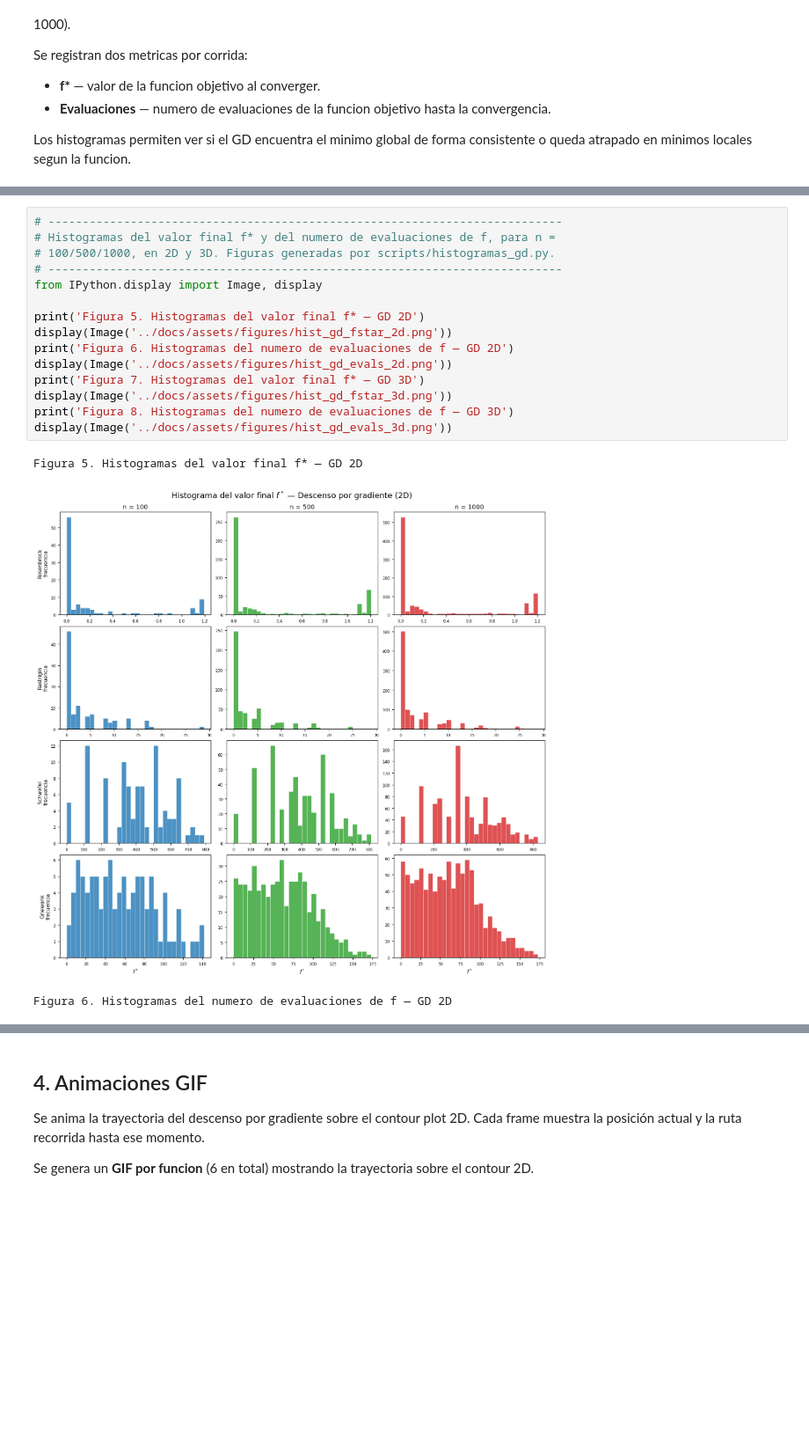
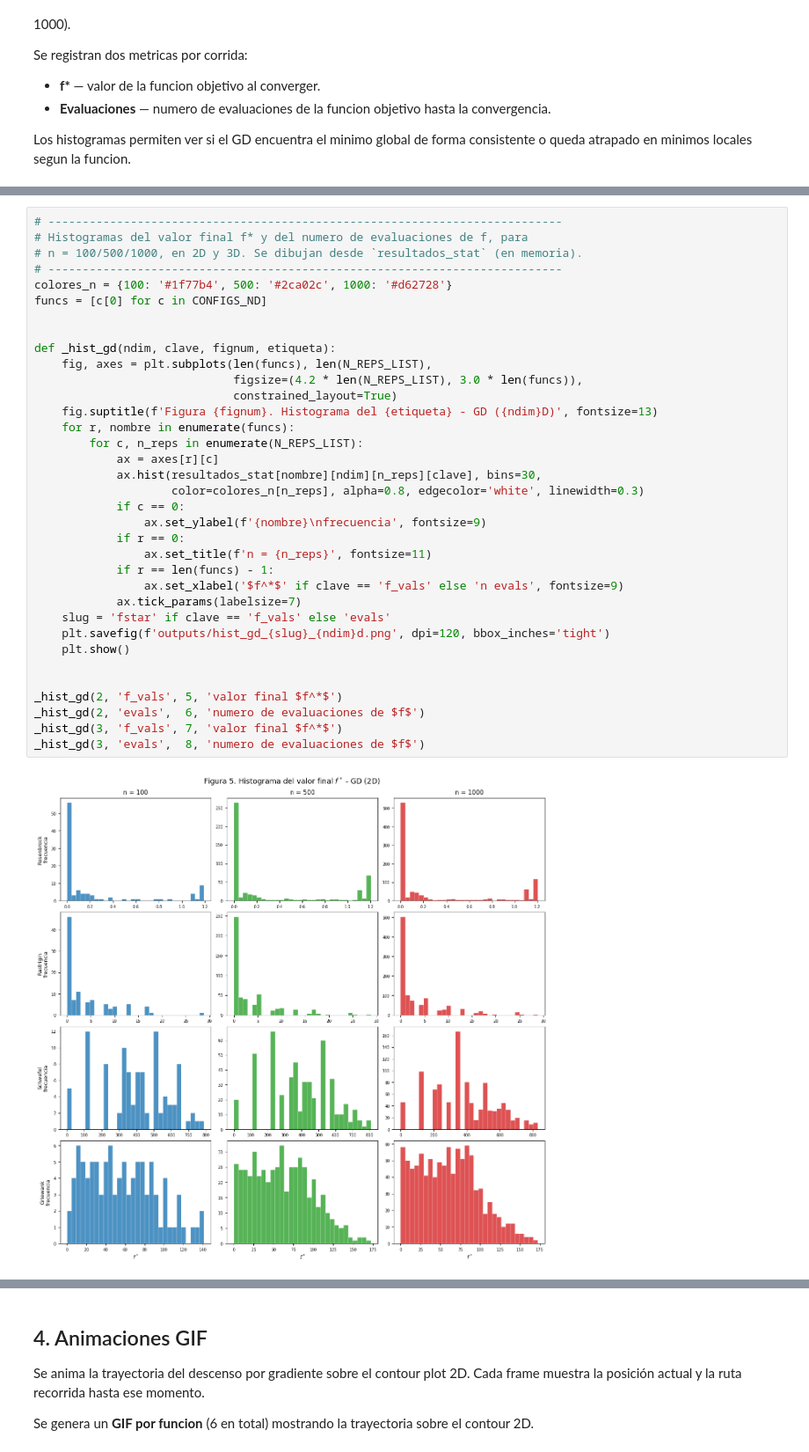
Before and after one commit to AndresGuido9820/optimizacion-metaheuristicas, a Jupyter notebook: notebooks/01_funciones_gradiente.ipynb, the cells around one changed output, grey strips where cells are left out. Shown at 88% size. Drawn from its saved outputs; the diff is of its cells as text; blank space fills up the shorter version.

```diff
--- a/notebooks/01_funciones_gradiente.ipynb
+++ b/notebooks/01_funciones_gradiente.ipynb
@@ -539,20 +551,38 @@ Griewank      2D     6.059e+01     7.396e-03           86
 Griewank      3D     9.042e+01     1.553e-01          224
 # %%
 # ---------------------------------------------------------------------------
-# Histogramas del valor final f* y del numero de evaluaciones de f, para n =
-# 100/500/1000, en 2D y 3D. Figuras generadas por scripts/histogramas_gd.py.
+# Histogramas del valor final f* y del numero de evaluaciones de f, para
+# n = 100/500/1000, en 2D y 3D. Se dibujan desde `resultados_stat` (en memoria).
 # ---------------------------------------------------------------------------
-from IPython.display import Image, display
+colores_n = {100: '#1f77b4', 500: '#2ca02c', 1000: '#d62728'}
+funcs = [c[0] for c in CONFIGS_ND]
 
-print('Figura 5. Histogramas del valor final f* — GD 2D')
-display(Image('../docs/assets/figures/hist_gd_fstar_2d.png'))
-print('Figura 6. Histogramas del numero de evaluaciones de f — GD 2D')
-display(Image('../docs/assets/figures/hist_gd_evals_2d.png'))
-print('Figura 7. Histogramas del valor final f* — GD 3D')
-display(Image('../docs/assets/figures/hist_gd_fstar_3d.png'))
-print('Figura 8. Histogramas del numero de evaluaciones de f — GD 3D')
-display(Image('../docs/assets/figures/hist_gd_evals_3d.png'))
+
+def _hist_gd(ndim, clave, fignum, etiqueta):
+    fig, axes = plt.subplots(len(funcs), len(N_REPS_LIST),
+                             figsize=(4.2 * len(N_REPS_LIST), 3.0 * len(funcs)),
+                             constrained_layout=True)
+    fig.suptitle(f'Figura {fignum}. Histograma del {etiqueta} - GD ({ndim}D)', fontsize=13)
+    for r, nombre in enumerate(funcs):
+        for c, n_reps in enumerate(N_REPS_LIST):
+            ax = axes[r][c]
+            ax.hist(resultados_stat[nombre][ndim][n_reps][clave], bins=30,
+                    color=colores_n[n_reps], alpha=0.8, edgecolor='white', linewidth=0.3)
+            if c == 0:
+                ax.set_ylabel(f'{nombre}\nfrecuencia', fontsize=9)
+            if r == 0:
+                ax.set_title(f'n = {n_reps}', fontsize=11)
+            if r == len(funcs) - 1:
+                ax.set_xlabel('$f^*$' if clave == 'f_vals' else 'n evals', fontsize=9)
+            ax.tick_params(labelsize=7)
+    slug = 'fstar' if clave == 'f_vals' else 'evals'
+    plt.savefig(f'outputs/hist_gd_{slug}_{ndim}d.png', dpi=120, bbox_inches='tight')
+    plt.show()
+
+
+_hist_gd(2, 'f_vals', 5, 'valor final $f^*$')
+_hist_gd(2, 'evals',  6, 'numero de evaluaciones de $f$')
+_hist_gd(3, 'f_vals', 7, 'valor final $f^*$')
+_hist_gd(3, 'evals',  8, 'numero de evaluaciones de $f$')
 # %% [output]
-Figura 5. Histogramas del valor final f* — GD 2D
-[figure, old version]
+[figure, new version]
-Figura 6. Histogramas del numero de evaluaciones de f — GD 2D
```
Also changed, not shown: parts of 2 cells of this notebook.
